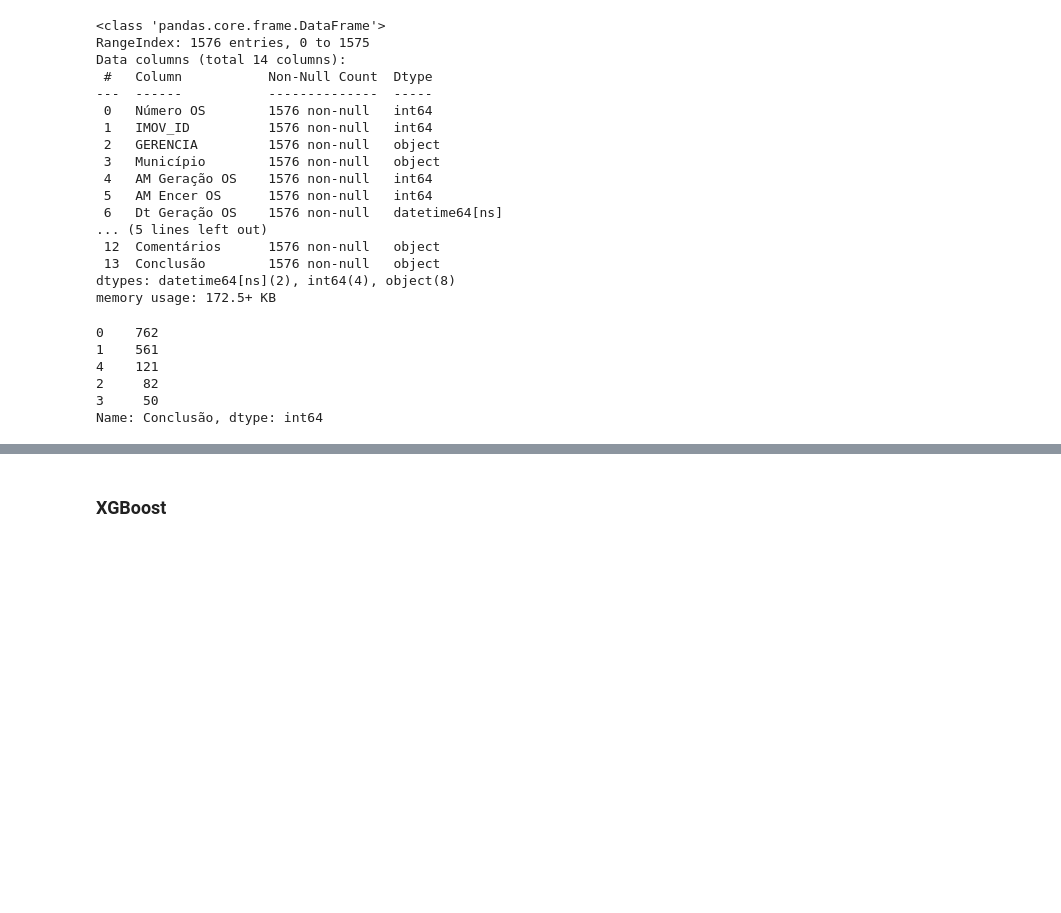
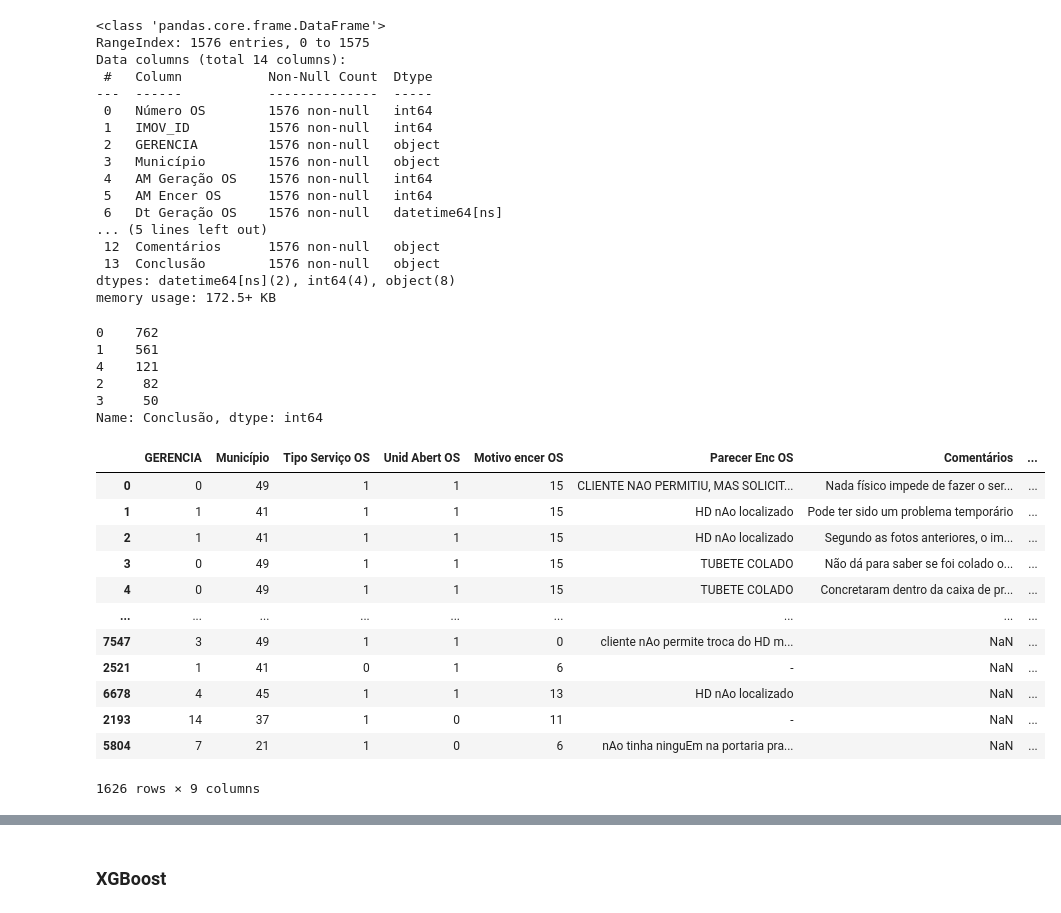
Before and after one commit to Kathyllen/Compesa, a Jupyter notebook: Estudo_De_Encerramentos.ipynb, the cells around one changed output, grey strips where cells are left out. Saved outputs shown, nothing was run; the diff lists cells and outputs as text; code cells hidden in the pictures; blank space fills up the shorter version.

```diff
--- a/Estudo_De_Encerramentos.ipynb
+++ b/Estudo_De_Encerramentos.ipynb
@@ -82,7 +83,53 @@ dataframe = dataframe.drop(columns = ['Localidade', 'Número OS', 'IMOV_ID', 'AM
 Var_Categoricas = ['GERENCIA', 'Município', 'Tipo Serviço OS', 'Unid Abert OS', 'Motivo encer OS']
 # %%
 dataframe[Var_Categoricas] = dataframe[Var_Categoricas].astype('category')
-
-LE = LabelEncoder()
-for i in Var_Categoricas:
-    dataframe[i] = dataframe[[i]].apply(LE.fit_transform)
+# %%
+class MultiColumnLabelEncoder:
+
+    def __init__(self, columns=None):
+        self.columns = columns # array of column names to encode
+
+    def fit(self, X, y=None):
+        self.encoders = {}
+        columns = X.columns if self.columns is None else self.columns
+        for col in columns:
+            self.encoders[col] = LabelEncoder().fit(X[col])
+        return self
+
+    def transform(self, X):
+        output = X.copy()
+        columns = X.columns if self.columns is None else self.columns
+        for col in columns:
+            output[col] = self.encoders[col].transform(X[col])
+        return output
+
+    def fit_transform(self, X, y=None):
+        return self.fit(X,y).transform(X)
+
+    def inverse_transform(self, X):
+        output = X.copy()
+        columns = X.columns if self.columns is None else self.columns
+        for col in columns:
+            output[col] = self.encoders[col].inverse_transform(X[col])
+        return output
+# %%
+multi = MultiColumnLabelEncoder(columns = Var_Categoricas)
+encoded_data = multi.fit_transform(dataframe)
+# %%
+dataframe_encoded = pd.DataFrame(encoded_data, columns = dataframe.columns)
+# %%
+dataframe_encoded
+# %% [output]
+|  | GERENCIA | Município | Tipo Serviço OS | Unid Abert OS | Motivo encer OS | Parecer Enc OS | Comentários | ... |
+| 0 | 0 | 49 | 1 | 1 | 15 | CLIENTE NAO PERMITIU, MAS SOLICIT... | Nada físico impede de fazer o ser... | ... |
+| 1 | 1 | 41 | 1 | 1 | 15 | HD nAo localizado | Pode ter sido um problema temporário | ... |
+| 2 | 1 | 41 | 1 | 1 | 15 | HD nAo localizado | Segundo as fotos anteriores, o im... | ... |
+| 3 | 0 | 49 | 1 | 1 | 15 | TUBETE COLADO | Não dá para saber se foi colado o... | ... |
+| 4 | 0 | 49 | 1 | 1 | 15 | TUBETE COLADO | Concretaram dentro da caixa de pr... | ... |
+| ... | ... | ... | ... | ... | ... | ... | ... | ... |
+| 7547 | 3 | 49 | 1 | 1 | 0 | cliente nAo permite troca do HD m... | NaN | ... |
+| 2521 | 1 | 41 | 0 | 1 | 6 | - | NaN | ... |
+| 6678 | 4 | 45 | 1 | 1 | 13 | HD nAo localizado | NaN | ... |
+| 2193 | 14 | 37 | 1 | 0 | 11 | - | NaN | ... |
+| 5804 | 7 | 21 | 1 | 0 | 6 | nAo tinha ninguEm na portaria pra... | NaN | ... |
+1626 rows × 9 columns
```
Also changed, not shown: parts of 10 cells of this notebook.
